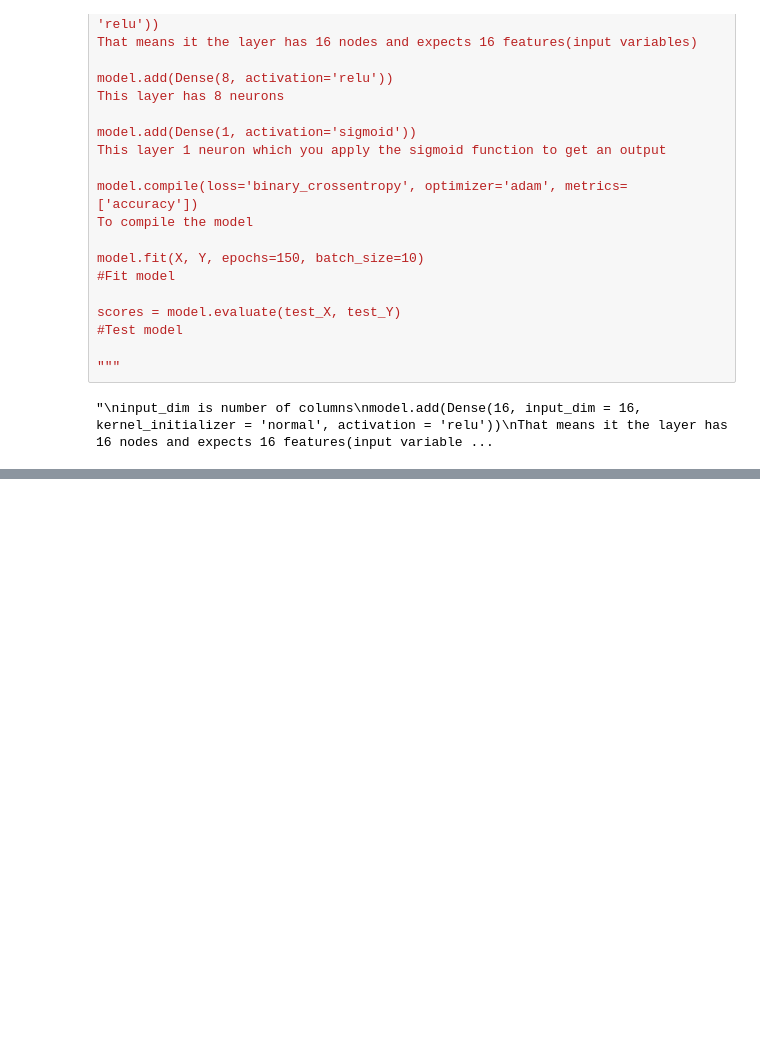
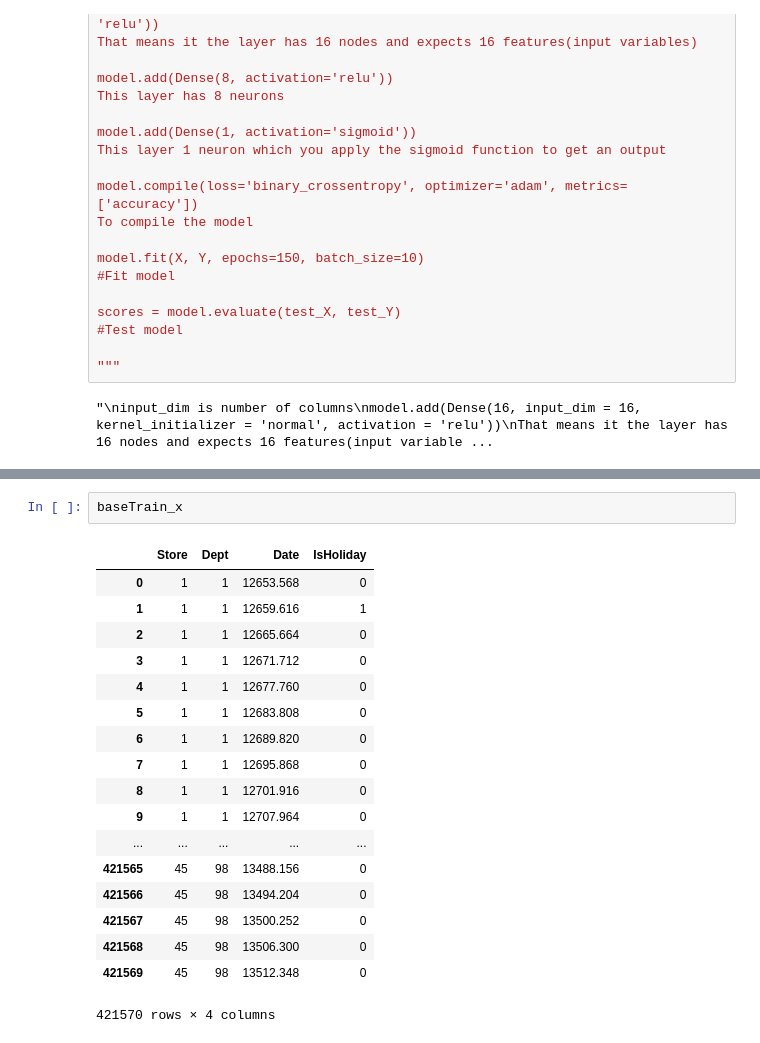
Before and after one commit to CraigFan96/CIS545, a Jupyter notebook: NN.ipynb, the cells around one changed output, grey strips where cells are left out. Drawn from its saved outputs; the diff is of its cells as text; blank space fills up the shorter version.

```diff
--- a/NN.ipynb
+++ b/NN.ipynb
@@ -193,0 +247,21 @@ Epoch 20/20
+# %%
+baseTrain_x
+# %% [output]
+|  | Store | Dept | Date | IsHoliday |
+| 0 | 1 | 1 | 12653.568 | 0 |
+| 1 | 1 | 1 | 12659.616 | 1 |
+| 2 | 1 | 1 | 12665.664 | 0 |
+| 3 | 1 | 1 | 12671.712 | 0 |
+| 4 | 1 | 1 | 12677.760 | 0 |
+| 5 | 1 | 1 | 12683.808 | 0 |
+| 6 | 1 | 1 | 12689.820 | 0 |
+| 7 | 1 | 1 | 12695.868 | 0 |
+| 8 | 1 | 1 | 12701.916 | 0 |
+| 9 | 1 | 1 | 12707.964 | 0 |
+| ... | ... | ... | ... | ... |
+| 421565 | 45 | 98 | 13488.156 | 0 |
+| 421566 | 45 | 98 | 13494.204 | 0 |
+| 421567 | 45 | 98 | 13500.252 | 0 |
+| 421568 | 45 | 98 | 13506.300 | 0 |
+| 421569 | 45 | 98 | 13512.348 | 0 |
+421570 rows × 4 columns
```
Also changed, not shown: parts of 20 cells of this notebook, 1 other file.
